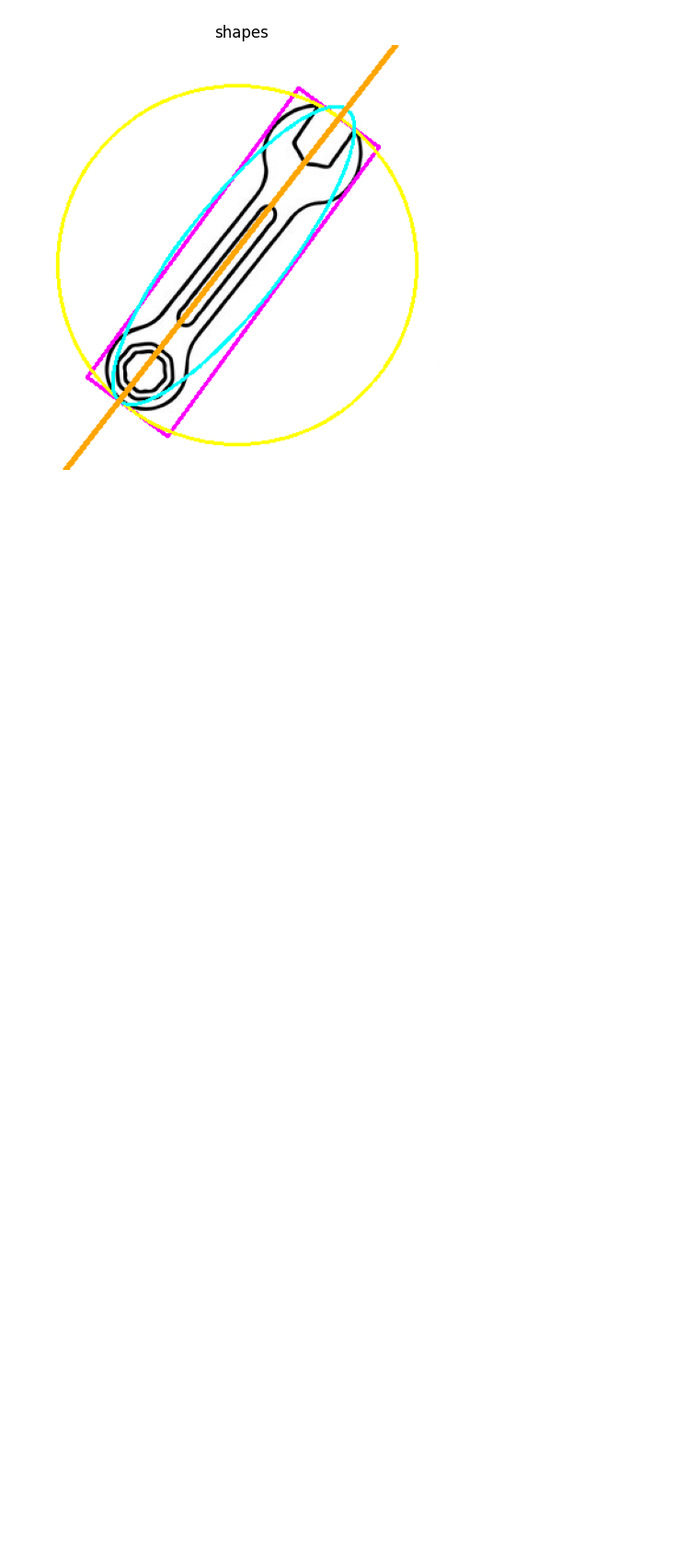
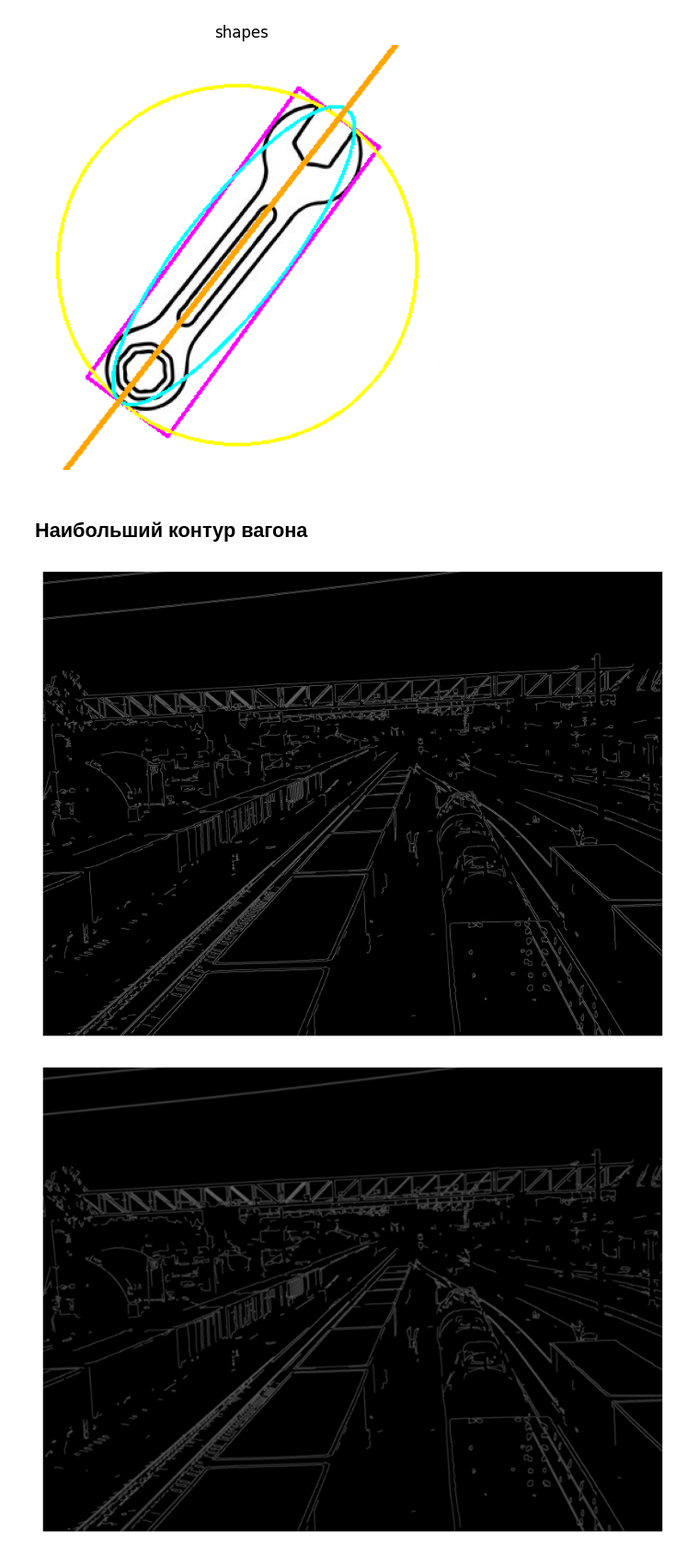
Before and after one commit to DevilishSasuke/image-processing, a Jupyter notebook: img_proc_lab6.ipynb, the cells around one changed output. Shown at 92% size. Saved outputs shown, nothing was run; the diff lists cells and outputs as text; code cells hidden in the pictures; blank space fills up the shorter version.

```diff
--- a/img_proc_lab6.ipynb
+++ b/img_proc_lab6.ipynb
@@ -111,3 +111,42 @@ show_img(img2_shapes, "shapes", size=6)
 [figure]
 [figure]
 [figure]
+# %% [markdown]
+## Наибольший контур вагона
+# %%
+img3 = cv2.imread('railway_carriage.jpg')
+img3_grayscale = cv2.cvtColor(img3, cv2.COLOR_BGR2GRAY)
+
+img3_blur = cv2.GaussianBlur(img3_grayscale, (11, 11), 0) # убираем лишние шумы
+
+img3_edges = cv2.Canny(img3_blur, 100, 200) # получаем границы объектов
+show_img(img3_edges)
+
+img3_edges = cv2.GaussianBlur(img3_edges, (11, 11), 0) # замыливаем получившиеся границы
+show_img(img3_edges)
+
+# получаем контуры с иерархией
+contours3, hierarchy = cv2.findContours(img3_edges, cv2.RETR_CCOMP, cv2.CHAIN_APPROX_SIMPLE)
+
+max_sqr = 0 # максимальная площадь
+best_contour = None # лучший найденный контур
+
+if hierarchy is not None:
+    for i, countour in enumerate(contours3):
+        # ищем только контуры, находящиеся внутри других контуров
+        if hierarchy[0][i][3] == -1: continue
+
+        # получаем площадь
+        sqr = cv2.contourArea(countour)
+
+        if sqr > max_sqr:
+            max_sqr = sqr
+            best_contour = countour
+
+if best_contour is not None:
+    cv2.drawContours(img3, [best_contour], 0, lightblue, 3)
+
+show_img(img3, "biggest contour")
+# %% [output]
+[figure, added]
+[figure, added]
```
Also changed, not shown: parts of 1 cell of this notebook.
